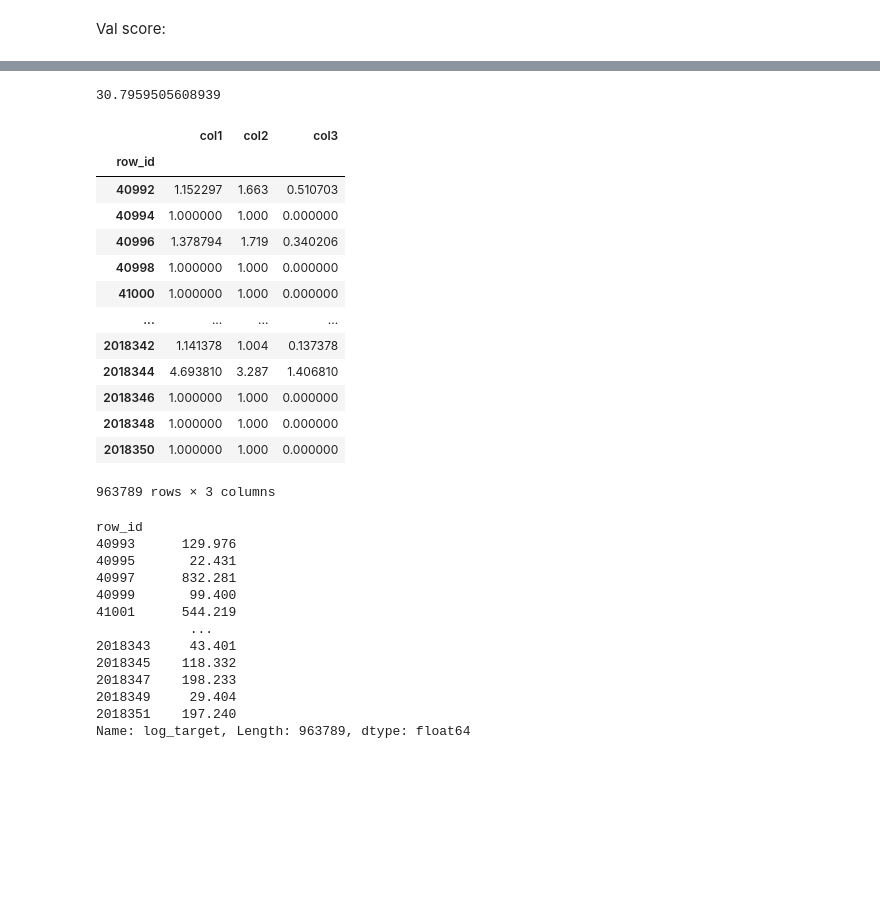
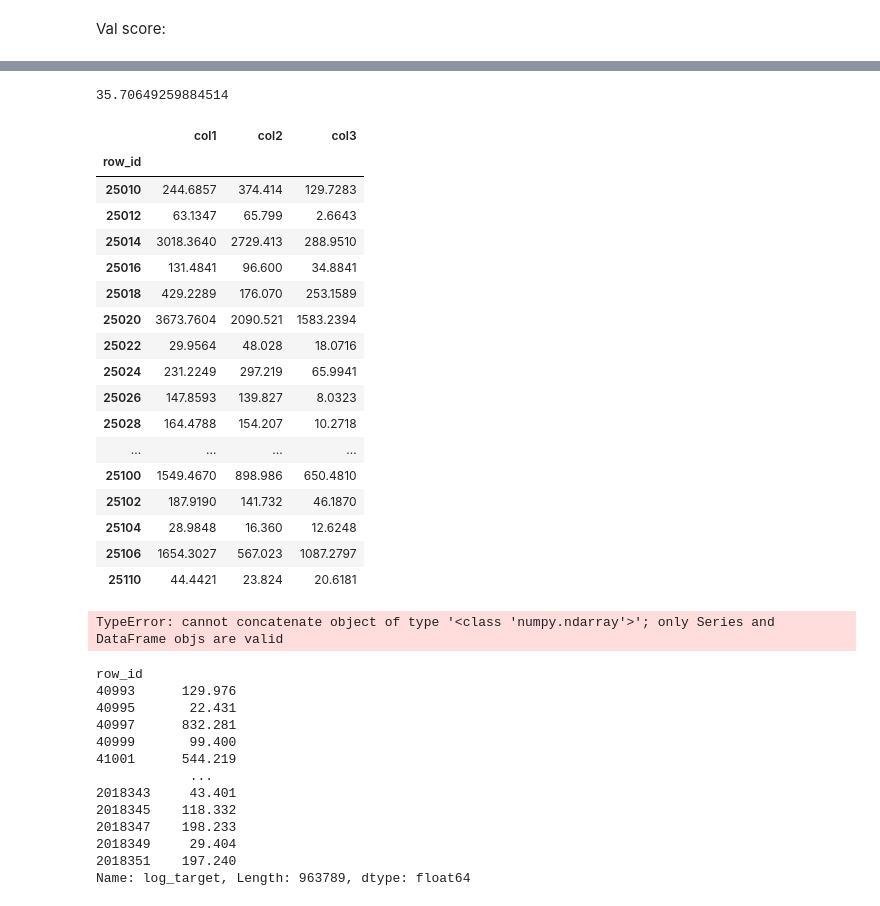
Before and after one commit to luisdi28ms/machine-learning, a Jupyter notebook: kaggle/enefit-prosumers-patterns.ipynb, the cells around one changed output, grey strips where cells are left out. Cells and saved outputs as stored; diff of their text form; code cells hidden in the pictures; blank space fills up the shorter version.

```diff
--- a/kaggle/enefit-prosumers-patterns.ipynb
+++ b/kaggle/enefit-prosumers-patterns.ipynb
@@ -443,3 +499,5 @@ con_cols = corr_heatmap(sample_con, 'Consumption')
+# %%
+sample_df['log_target_mean'] = np.log(sample_df['target_mean'] + 1)
 # %%
 # Set the default figure size for all subsequent plots
 plt.rcParams['figure.figsize'] = (10, 8)
@@ -469,6 +527,6 @@ con_train.shape
 # %%
-prod_train = sample_df[sample_df[[*prod_cols, 'is_consumption', 'county', "is_business", "product_type"]].notnull()]
-prod_train = prod_train[[*prod_cols, 'is_consumption', 'county']].dropna()
+prod_train = sample_df[sample_df[[*prod_cols, 'is_consumption', 'county', "is_business", "product_type", 'target']].notnull()]
+prod_train = prod_train[[*prod_cols, 'is_consumption', 'county', 'target']].dropna()
 prod_train = prod_train[prod_train['is_consumption'] == 0]
 prod_train.shape
 # %% [output]
@@ -503,6 +558,7 @@ rf_scores
  'score_time': array([0.01742911, 0.01748943, 0.01809835]),
  'test_neg_mean_absolute_error': array([-0.31877932, -0.28771032, -0.33489505])}
 # %%
-rf_prod = rf_reg.fit(prod_train.drop(columns=["log_target", 'is_consumption']),
-                prod_train["log_target"])
+rf_reg = RandomForestRegressor(random_state=1, criterion='absolute_error', n_estimators=10)
+rf_prod = rf_reg.fit(prod_train.drop(columns=["log_target", "target",'is_consumption']),
+                prod_train["target"])
 # %%
@@ -561,32 +641,40 @@ Val score:
 # %%
-df_val = df_train.loc[df_train['is_consumption']==0,prod_train.columns].dropna()
-y_pred = rf_prod.predict(df_val.drop(columns=['log_target','is_consumption']))
-np.mean(np.abs(np.exp(y_pred)-np.exp(df_val['log_target'])))
+df_val = df_train.loc[df_train['is_consumption']==0,prod_train.columns.drop('log_target')].dropna()
+y_pred = rf_prod.predict(df_val.drop(columns=['is_consumption', 'target']))
+np.mean(np.abs(y_pred-df_val['target']))
 # %% [output]
-30.7959505608939
+35.70649259884514
 # %%
 df_result = pd.DataFrame({
-    'col1': np.exp(y_pred),
-    'col2': np.exp(df_val['log_target'])
+    'col1': y_pred,
+    'col2': df_val['target']
 })
 df_result['col3'] = np.abs(df_result['col1'] - df_result['col2'])
 np.mean(df_result['col3'])
-df_result
+df_result.head(50)
 # %% [output]
 |  | col1 | col2 | col3 |
 | row_id |  |  |  |
-| 40992 | 1.152297 | 1.663 | 0.510703 |
-| 40994 | 1.000000 | 1.000 | 0.000000 |
-| 40996 | 1.378794 | 1.719 | 0.340206 |
-| 40998 | 1.000000 | 1.000 | 0.000000 |
-| 41000 | 1.000000 | 1.000 | 0.000000 |
+| 25010 | 244.6857 | 374.414 | 129.7283 |
+| 25012 | 63.1347 | 65.799 | 2.6643 |
+| 25014 | 3018.3640 | 2729.413 | 288.9510 |
+| 25016 | 131.4841 | 96.600 | 34.8841 |
+| 25018 | 429.2289 | 176.070 | 253.1589 |
+| 25020 | 3673.7604 | 2090.521 | 1583.2394 |
+| 25022 | 29.9564 | 48.028 | 18.0716 |
+| 25024 | 231.2249 | 297.219 | 65.9941 |
+| 25026 | 147.8593 | 139.827 | 8.0323 |
+| 25028 | 164.4788 | 154.207 | 10.2718 |
 | ... | ... | ... | ... |
-| 2018342 | 1.141378 | 1.004 | 0.137378 |
-| 2018344 | 4.693810 | 3.287 | 1.406810 |
-| 2018346 | 1.000000 | 1.000 | 0.000000 |
-| 2018348 | 1.000000 | 1.000 | 0.000000 |
-| 2018350 | 1.000000 | 1.000 | 0.000000 |
+| 25100 | 1549.4670 | 898.986 | 650.4810 |
+| 25102 | 187.9190 | 141.732 | 46.1870 |
+| 25104 | 28.9848 | 16.360 | 12.6248 |
+| 25106 | 1654.3027 | 567.023 | 1087.2797 |
+| 25110 | 44.4421 | 23.824 | 20.6181 |
-963789 rows × 3 columns
+# %%
+pd.concat([np.exp(y_pred), np.exp(df_val['log_target'])],axis=0)
+# %% [output]
+TypeError: cannot concatenate object of type '<class 'numpy.ndarray'>'; only Series and DataFrame objs are valid
 # %%
 np.exp(df_val['log_target'])
 # %% [output]
```
Also changed, not shown: parts of 13 cells of this notebook.
